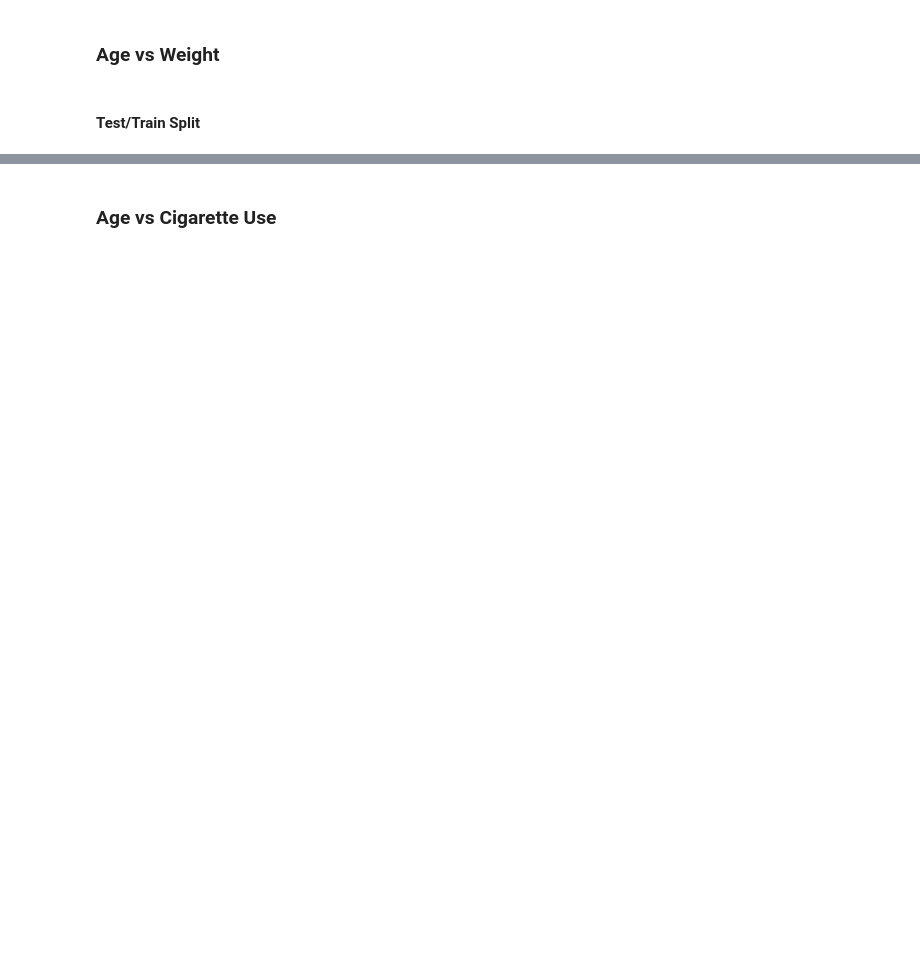
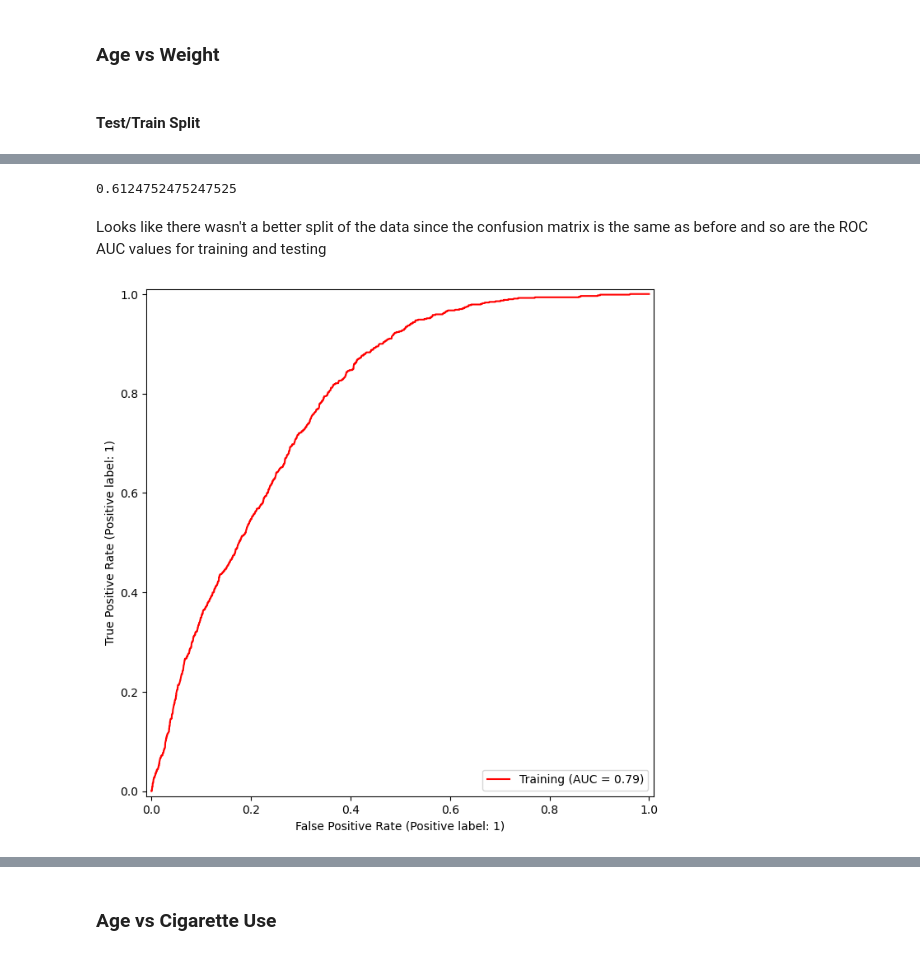
Before and after one commit to falsemisfortune/ML2, a Jupyter notebook: Practical HW 2.ipynb, the cells around one changed output, grey strips where cells are left out. Drawn from its saved outputs; the diff is of its cells as text; code cells hidden in the pictures; blank space fills up the shorter version.

```diff
--- a/Practical HW 2.ipynb
+++ b/Practical HW 2.ipynb
@@ -160,0 +256,16 @@ confusion_table(y_test_hat_aw2, y_test_aw)
+# %%
+(2958+135) / (2958+135+35+1922)
+# %% [output]
+0.6124752475247525
+# %% [markdown]
+Looks like there wasn't a better split of the data since the confusion matrix is the same as before and so are the ROC AUC values for training and testing
+# %%
+fig, ax = subplots(figsize = (8, 8))
+roc_curve(svm_linear_aw2,
+          X_train_scaled_aw,
+          y_train_aw,
+          name = 'Training',
+          color = 'r',
+          ax = ax);
+# %% [output]
+[figure, added]
```
Also changed, not shown: parts of 81 cells of this notebook, 1 other file.
